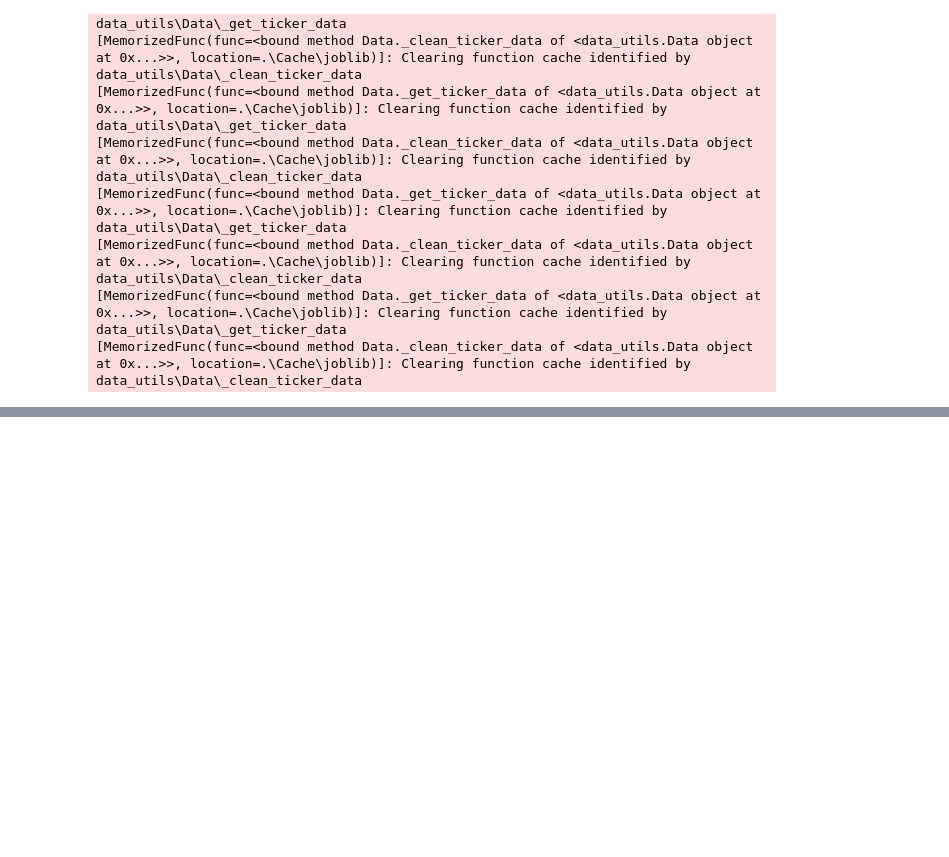
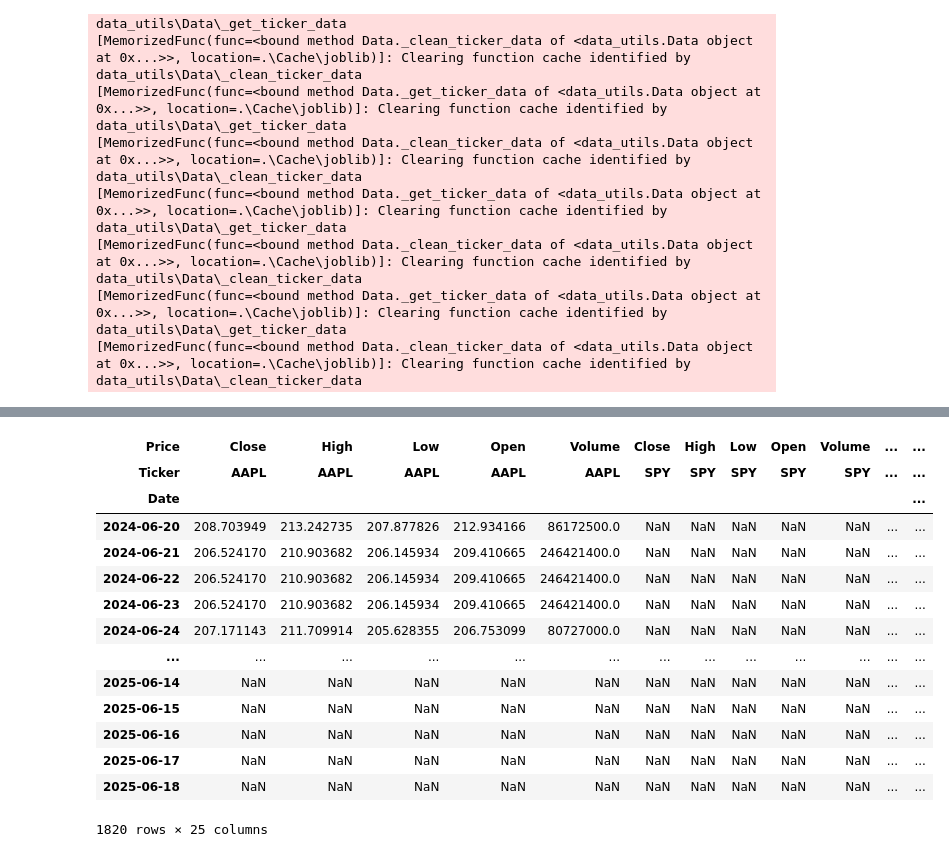
Before and after one commit to humaspasta/Market-Data-Pipeline-Descriptive-Analytics, a Jupyter notebook: project_1_data_pipeline.ipynb, the cells around one changed output, grey strips where cells are left out. Cells and saved outputs as stored; diff of their text form; code cells hidden in the pictures; blank space fills up the shorter version.

```diff
--- a/project_1_data_pipeline.ipynb
+++ b/project_1_data_pipeline.ipynb
@@ -76 +128,21 @@ data.index
+# %%
+merged_table = data.create_merge_prices_table()
+# %%
+merged_table
+# %% [output]
+| Price | Close | High | Low | Open | Volume | Close | High | Low | Open | Volume | ... | ... |
+| Ticker | AAPL | AAPL | AAPL | AAPL | AAPL | SPY | SPY | SPY | SPY | SPY | ... | ... |
+| Date |  |  |  |  |  |  |  |  |  |  |  | ... |
+| 2024-06-20 | 208.703949 | 213.242735 | 207.877826 | 212.934166 | 86172500.0 | NaN | NaN | NaN | NaN | NaN | ... | ... |
+| 2024-06-21 | 206.524170 | 210.903682 | 206.145934 | 209.410665 | 246421400.0 | NaN | NaN | NaN | NaN | NaN | ... | ... |
+| 2024-06-22 | 206.524170 | 210.903682 | 206.145934 | 209.410665 | 246421400.0 | NaN | NaN | NaN | NaN | NaN | ... | ... |
+| 2024-06-23 | 206.524170 | 210.903682 | 206.145934 | 209.410665 | 246421400.0 | NaN | NaN | NaN | NaN | NaN | ... | ... |
+| 2024-06-24 | 207.171143 | 211.709914 | 205.628355 | 206.753099 | 80727000.0 | NaN | NaN | NaN | NaN | NaN | ... | ... |
+| ... | ... | ... | ... | ... | ... | ... | ... | ... | ... | ... | ... | ... |
+| 2025-06-14 | NaN | NaN | NaN | NaN | NaN | NaN | NaN | NaN | NaN | NaN | ... | ... |
+| 2025-06-15 | NaN | NaN | NaN | NaN | NaN | NaN | NaN | NaN | NaN | NaN | ... | ... |
+| 2025-06-16 | NaN | NaN | NaN | NaN | NaN | NaN | NaN | NaN | NaN | NaN | ... | ... |
+| 2025-06-17 | NaN | NaN | NaN | NaN | NaN | NaN | NaN | NaN | NaN | NaN | ... | ... |
+| 2025-06-18 | NaN | NaN | NaN | NaN | NaN | NaN | NaN | NaN | NaN | NaN | ... | ... |
+1820 rows × 25 columns
 # %%
```
Also changed, not shown: parts of 15 cells of this notebook, 2 other files.
